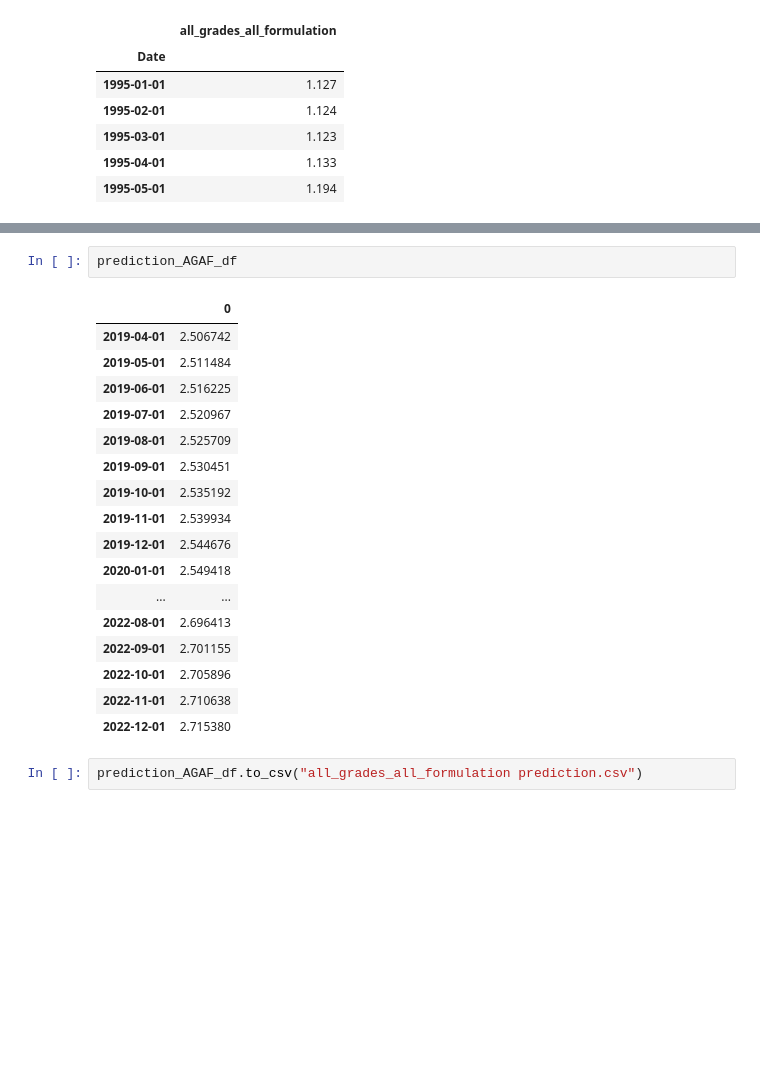
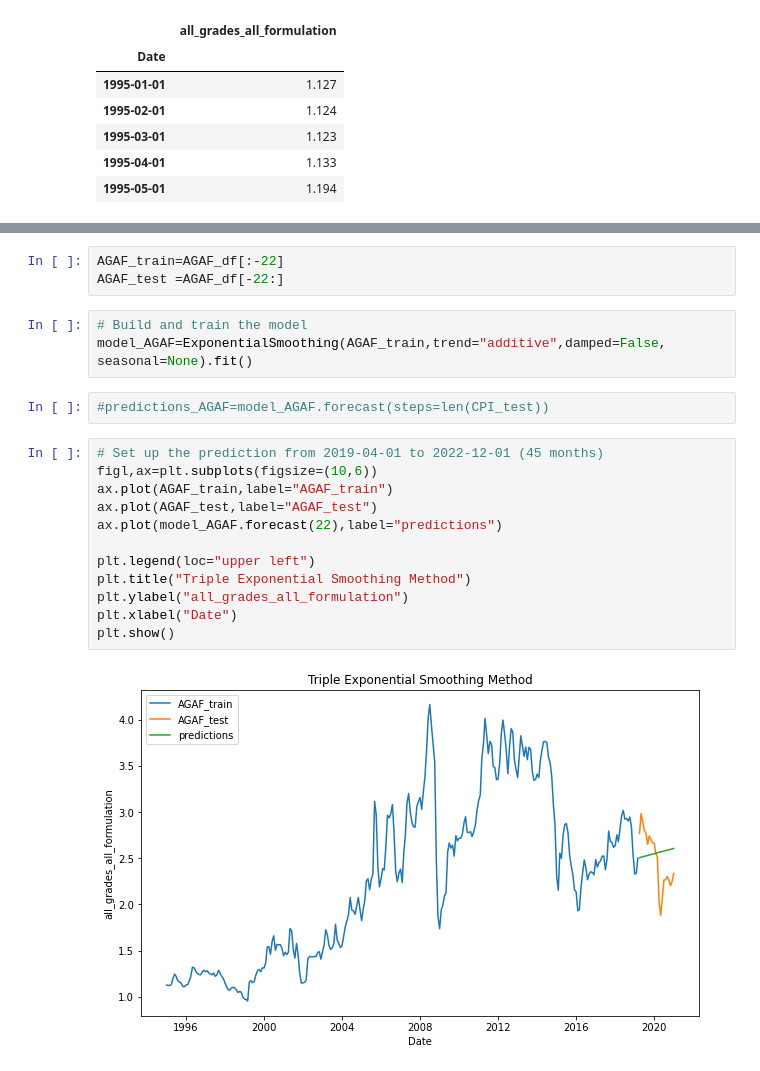
Before and after one commit to Jblueart/winning_project, a Jupyter notebook: Final_models_and_import_data.ipynb, the cells around one changed output, grey strips where cells are left out. Drawn from its saved outputs; the diff is of its cells as text; blank space fills up the shorter version.

Commit message:
update final model file

```diff
--- a/Final_models_and_import_data.ipynb
+++ b/Final_models_and_import_data.ipynb
@@ -606,22 +558,22 @@ prediction_AGAF_df= pd.DataFrame(prediction_AGAF)
-# %%
-prediction_AGAF_df
-# %% [output]
-|  | 0 |
-| 2019-04-01 | 2.506742 |
-| 2019-05-01 | 2.511484 |
-| 2019-06-01 | 2.516225 |
-| 2019-07-01 | 2.520967 |
-| 2019-08-01 | 2.525709 |
-| 2019-09-01 | 2.530451 |
-| 2019-10-01 | 2.535192 |
-| 2019-11-01 | 2.539934 |
-| 2019-12-01 | 2.544676 |
-| 2020-01-01 | 2.549418 |
-| ... | ... |
-| 2022-08-01 | 2.696413 |
-| 2022-09-01 | 2.701155 |
-| 2022-10-01 | 2.705896 |
-| 2022-11-01 | 2.710638 |
-| 2022-12-01 | 2.715380 |
-# %%
-prediction_AGAF_df.to_csv("all_grades_all_formulation prediction.csv")
+# %%
+AGAF_train=AGAF_df[:-22]
+AGAF_test =AGAF_df[-22:]
+# %%
+# Build and train the model
+model_AGAF=ExponentialSmoothing(AGAF_train,trend="additive",damped=False, seasonal=None).fit()
+# %%
+#predictions_AGAF=model_AGAF.forecast(steps=len(CPI_test))
+# %%
+# Set up the prediction from 2019-04-01 to 2022-12-01 (45 months)
+figl,ax=plt.subplots(figsize=(10,6))
+ax.plot(AGAF_train,label="AGAF_train")
+ax.plot(AGAF_test,label="AGAF_test")
+ax.plot(model_AGAF.forecast(22),label="predictions")
+
+plt.legend(loc="upper left")
+plt.title("Triple Exponential Smoothing Method")
+plt.ylabel("all_grades_all_formulation")
+plt.xlabel("Date")
+plt.show()
+# %% [output]
+[figure, added]
```
Also changed, not shown: parts of 82 cells of this notebook.
